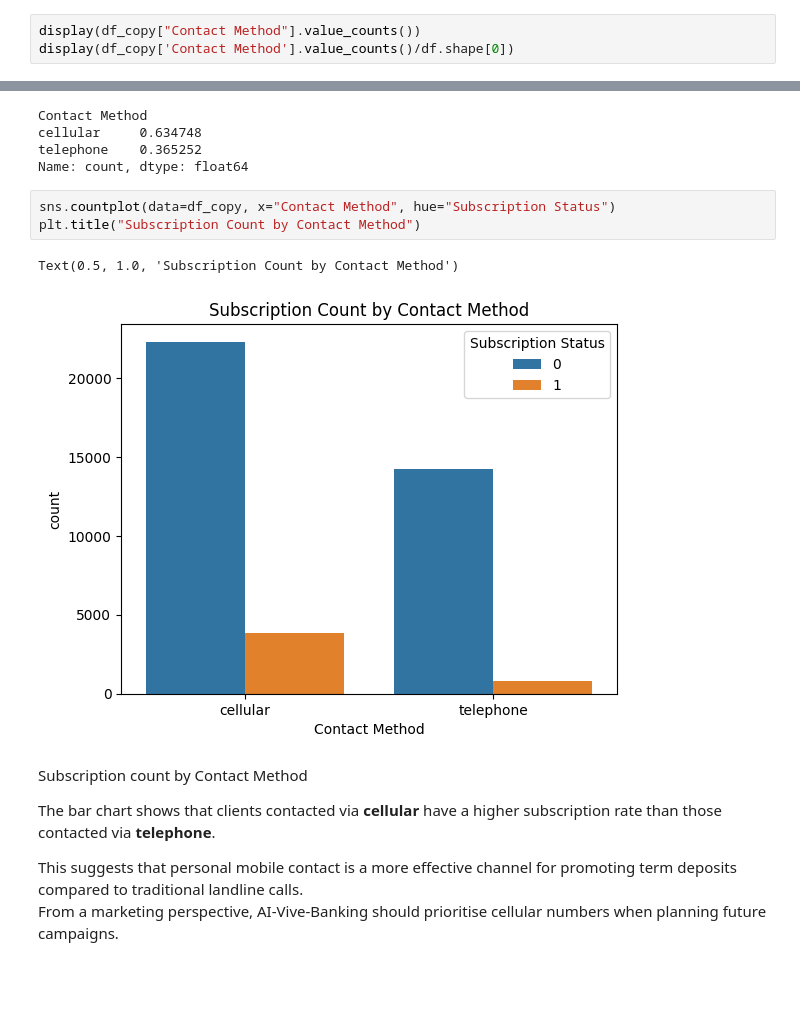
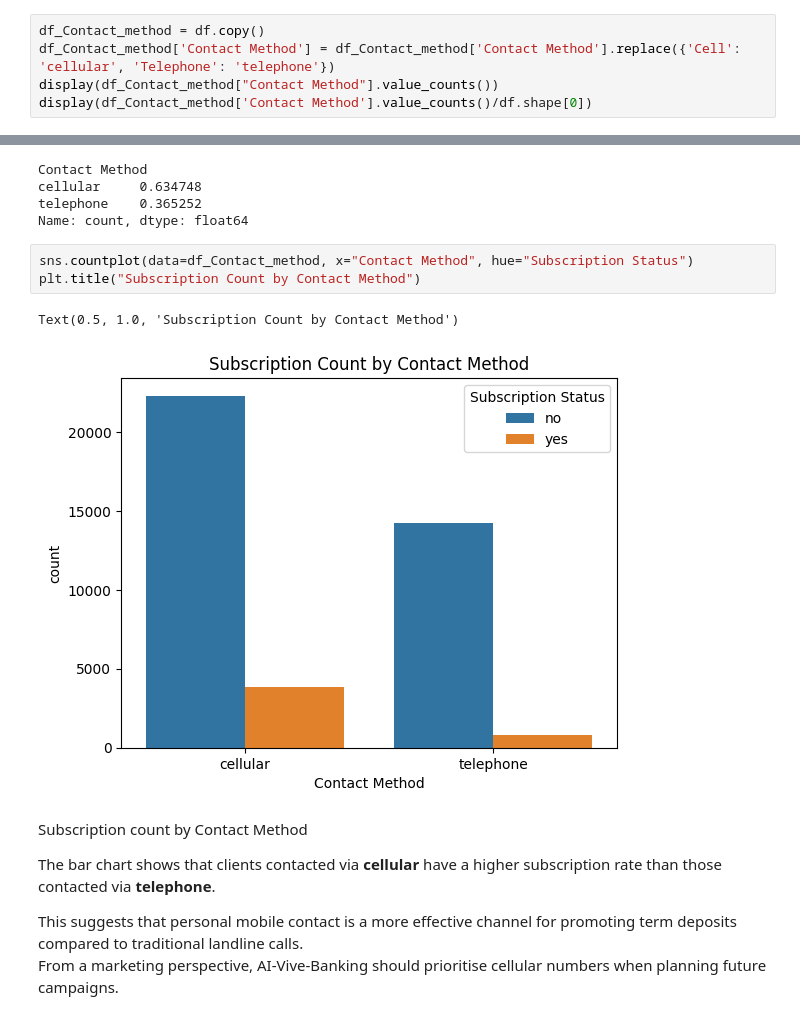
Before and after one commit to JadeWong00/AI-SOLUTION-DEVELOPMENT-PROJECT, a Jupyter notebook: eda.ipynb, the cells around one changed output, grey strips where cells are left out. Saved outputs shown, nothing was run; the diff lists cells and outputs as text; blank space fills up the shorter version.

```diff
--- a/eda.ipynb
+++ b/eda.ipynb
@@ -493,8 +210,10 @@ plt.show()
 # %% [markdown]
 Contact Method vs Subscription Status
 # %%
-display(df_copy["Contact Method"].value_counts())
-display(df_copy['Contact Method'].value_counts()/df.shape[0])
+df_Contact_method = df.copy()
+df_Contact_method['Contact Method'] = df_Contact_method['Contact Method'].replace({'Cell': 'cellular', 'Telephone': 'telephone'})
+display(df_Contact_method["Contact Method"].value_counts())
+display(df_Contact_method['Contact Method'].value_counts()/df.shape[0])
 # %% [output]
 Contact Method
 cellular     26144
@@ -505,11 +224,11 @@ cellular     0.634748
 telephone    0.365252
 Name: count, dtype: float64
 # %%
-sns.countplot(data=df_copy, x="Contact Method", hue="Subscription Status")
+sns.countplot(data=df_Contact_method, x="Contact Method", hue="Subscription Status")
 plt.title("Subscription Count by Contact Method")
 # %% [output]
 Text(0.5, 1.0, 'Subscription Count by Contact Method')
-[figure, old version]
+[figure, new version]
 # %% [markdown]
 Subscription count by Contact Method
 
```
Also changed, not shown: parts of 70 cells of this notebook, 44 other files.
